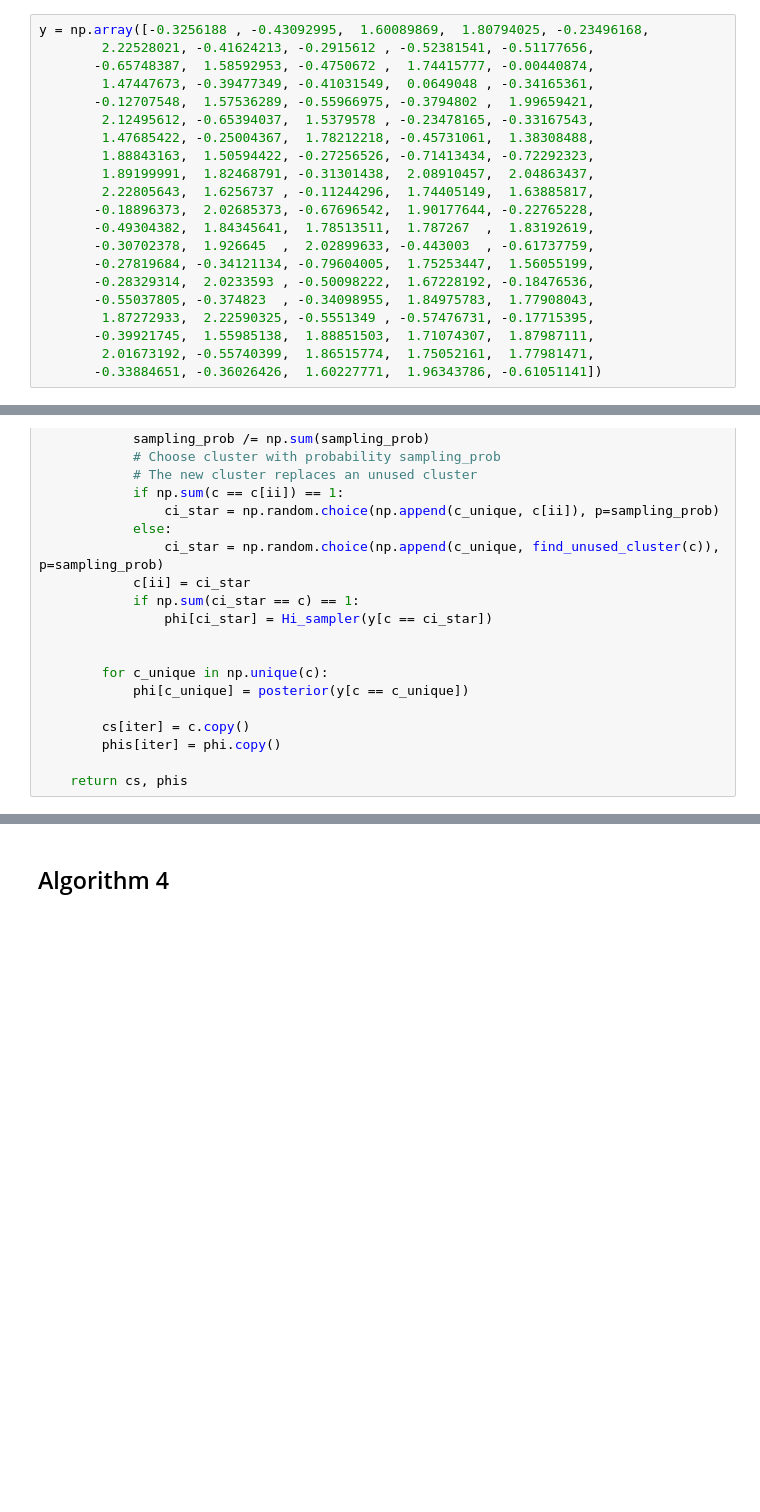
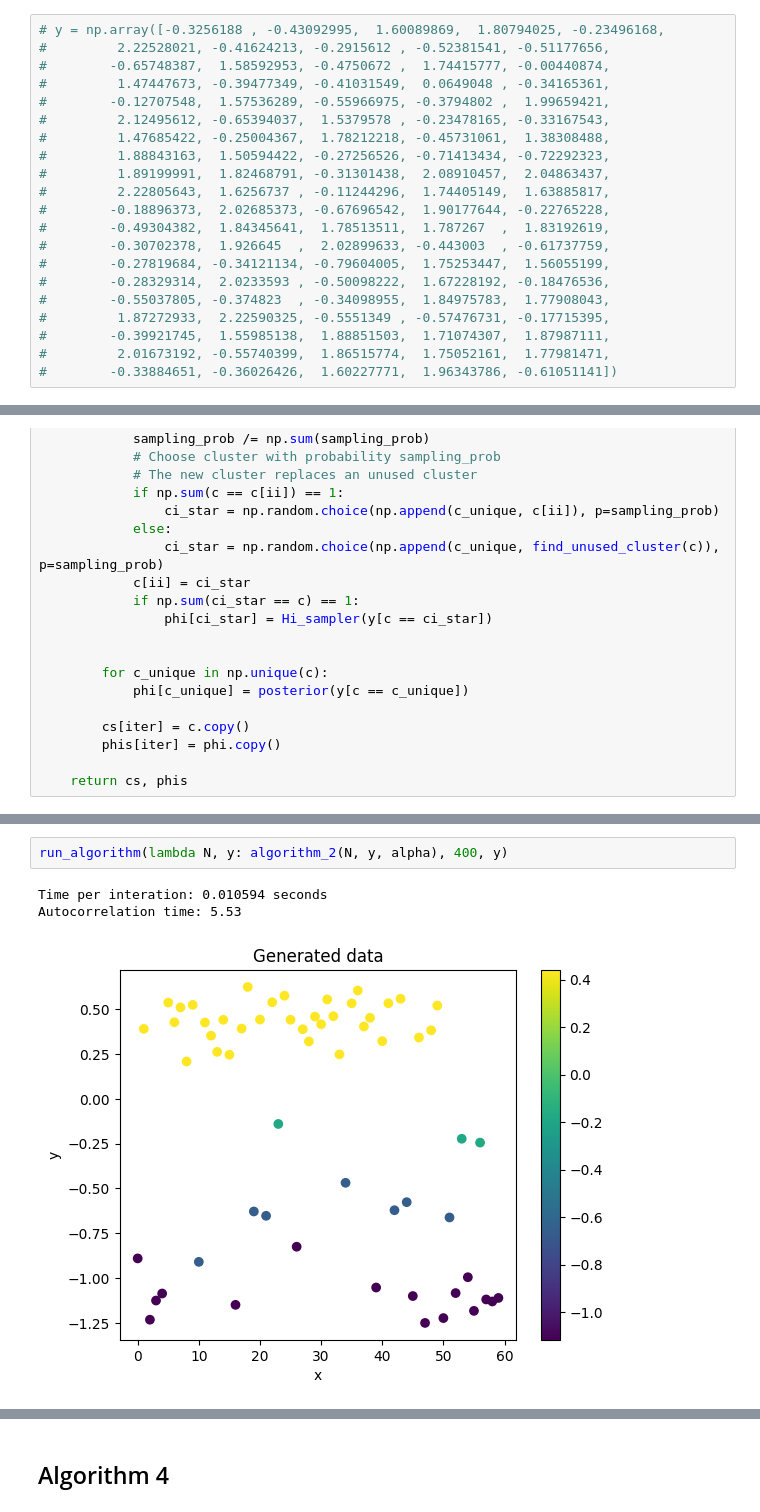
Before and after one commit to MariusAlonso/MVA-PGM-Sampling-Methods-DP-Mixture-Models, a Jupyter notebook: algos.ipynb, the cells around one changed output, grey strips where cells are left out. Cells and saved outputs as stored; diff of their text form; blank space fills up the shorter version.

```diff
--- a/algos.ipynb
+++ b/algos.ipynb
@@ -119,23 +144,23 @@ plt.show()
 # %%
-y = np.array([-0.3256188 , -0.43092995,  1.60089869,  1.80794025, -0.23496168,
-        2.22528021, -0.41624213, -0.2915612 , -0.52381541, -0.51177656,
-       -0.65748387,  1.58592953, -0.4750672 ,  1.74415777, -0.00440874,
-        1.47447673, -0.39477349, -0.41031549,  0.0649048 , -0.34165361,
-       -0.12707548,  1.57536289, -0.55966975, -0.3794802 ,  1.99659421,
-        2.12495612, -0.65394037,  1.5379578 , -0.23478165, -0.33167543,
-        1.47685422, -0.25004367,  1.78212218, -0.45731061,  1.38308488,
-        1.88843163,  1.50594422, -0.27256526, -0.71413434, -0.72292323,
-        1.89199991,  1.82468791, -0.31301438,  2.08910457,  2.04863437,
-        2.22805643,  1.6256737 , -0.11244296,  1.74405149,  1.63885817,
-       -0.18896373,  2.02685373, -0.67696542,  1.90177644, -0.22765228,
-       -0.49304382,  1.84345641,  1.78513511,  1.787267  ,  1.83192619,
-       -0.30702378,  1.926645  ,  2.02899633, -0.443003  , -0.61737759,
-       -0.27819684, -0.34121134, -0.79604005,  1.75253447,  1.56055199,
-       -0.28329314,  2.0233593 , -0.50098222,  1.67228192, -0.18476536,
-       -0.55037805, -0.374823  , -0.34098955,  1.84975783,  1.77908043,
-        1.87272933,  2.22590325, -0.5551349 , -0.57476731, -0.17715395,
-       -0.39921745,  1.55985138,  1.88851503,  1.71074307,  1.87987111,
-        2.01673192, -0.55740399,  1.86515774,  1.75052161,  1.77981471,
-       -0.33884651, -0.36026426,  1.60227771,  1.96343786, -0.61051141])
+# y = np.array([-0.3256188 , -0.43092995,  1.60089869,  1.80794025, -0.23496168,
+#         2.22528021, -0.41624213, -0.2915612 , -0.52381541, -0.51177656,
+#        -0.65748387,  1.58592953, -0.4750672 ,  1.74415777, -0.00440874,
+#         1.47447673, -0.39477349, -0.41031549,  0.0649048 , -0.34165361,
+#        -0.12707548,  1.57536289, -0.55966975, -0.3794802 ,  1.99659421,
+#         2.12495612, -0.65394037,  1.5379578 , -0.23478165, -0.33167543,
+#         1.47685422, -0.25004367,  1.78212218, -0.45731061,  1.38308488,
+#         1.88843163,  1.50594422, -0.27256526, -0.71413434, -0.72292323,
+#         1.89199991,  1.82468791, -0.31301438,  2.08910457,  2.04863437,
+#         2.22805643,  1.6256737 , -0.11244296,  1.74405149,  1.63885817,
+#        -0.18896373,  2.02685373, -0.67696542,  1.90177644, -0.22765228,
+#        -0.49304382,  1.84345641,  1.78513511,  1.787267  ,  1.83192619,
+#        -0.30702378,  1.926645  ,  2.02899633, -0.443003  , -0.61737759,
+#        -0.27819684, -0.34121134, -0.79604005,  1.75253447,  1.56055199,
+#        -0.28329314,  2.0233593 , -0.50098222,  1.67228192, -0.18476536,
+#        -0.55037805, -0.374823  , -0.34098955,  1.84975783,  1.77908043,
+#         1.87272933,  2.22590325, -0.5551349 , -0.57476731, -0.17715395,
+#        -0.39921745,  1.55985138,  1.88851503,  1.71074307,  1.87987111,
+#         2.01673192, -0.55740399,  1.86515774,  1.75052161,  1.77981471,
+#        -0.33884651, -0.36026426,  1.60227771,  1.96343786, -0.61051141])
 # %% [markdown]
 ### Run algorithm function (not functional)
@@ -400,0 +412,6 @@ plt.show()
+# %%
+run_algorithm(lambda N, y: algorithm_2(N, y, alpha), 400, y)
+# %% [output]
+Time per interation: 0.010594 seconds
+Autocorrelation time: 5.53
+[figure, added]
```
Also changed, not shown: parts of 30 cells of this notebook.
